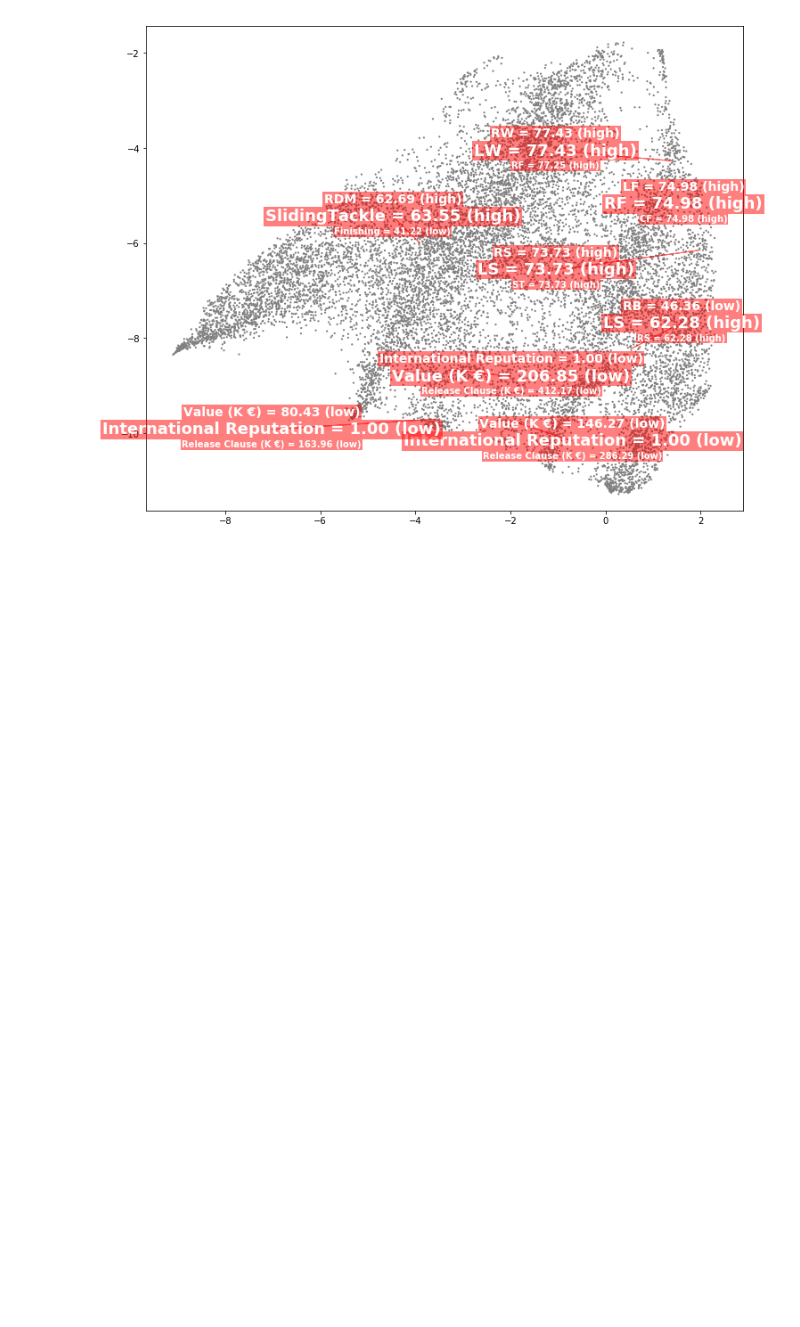
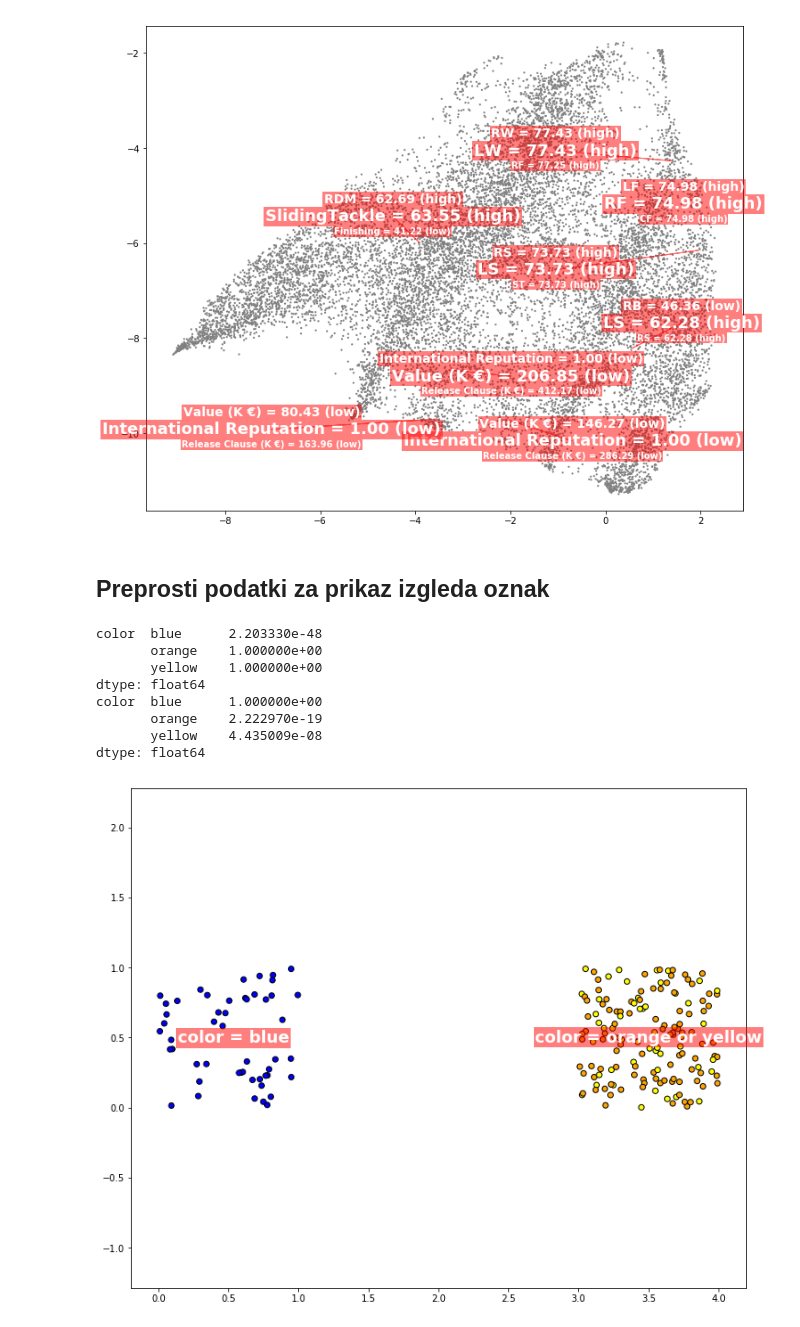
Before and after one commit to simejanko/mag-multidim-proj-visualisation, a Jupyter notebook: showcases/tab_exploration.ipynb, the cells around one changed output. Saved outputs shown, nothing was run; the diff lists cells and outputs as text; code cells hidden in the pictures; blank space fills up the shorter version.

Commit message:
Add simple examples for showing labels for different attribute types

```diff
--- a/showcases/tab_exploration.ipynb
+++ b/showcases/tab_exploration.ipynb
@@ -475,3 +475,28 @@ tab_explorer.fit(df, X_em, clusters)
 fig, ax = tab_explorer.plot_static(avoid_overlaps=True, plot_labels=True,s=5, linewidths=0)
 # %% [output]
 [figure]
+# %% [markdown]
+## Preprosti podatki za prikaz izgleda oznak
+# %%
+colors = ['blue', 'orange', 'orange', 'yellow']*50
+df = pd.DataFrame({'color':colors})
+X_em = np.array([[0.0,0.0], [3.0,0], [3.0,0], [3.0,0]]*50)
+clusters = np.array([0,1,1,1]*50)
+
+X_em += np.random.uniform(size=X_em.shape)
+# %%
+tab_explorer = TabExplorer(p_threshold=0.5, fdr_correction=False, min_cluster_size=1)
+tab_explorer.fit(df, X_em, clusters)
+
+fig, ax = tab_explorer.plot_static(plot_labels=True, c=colors)
+#save_plot('colors.pdf', fig=fig)
+# %% [output]
+color  blue      2.203330e-48
+       orange    1.000000e+00
+       yellow    1.000000e+00
+dtype: float64
+color  blue      1.000000e+00
+       orange    2.222970e-19
+       yellow    4.435009e-08
+dtype: float64
+[figure, added]
```
Also changed, not shown: parts of 2 cells of this notebook.
